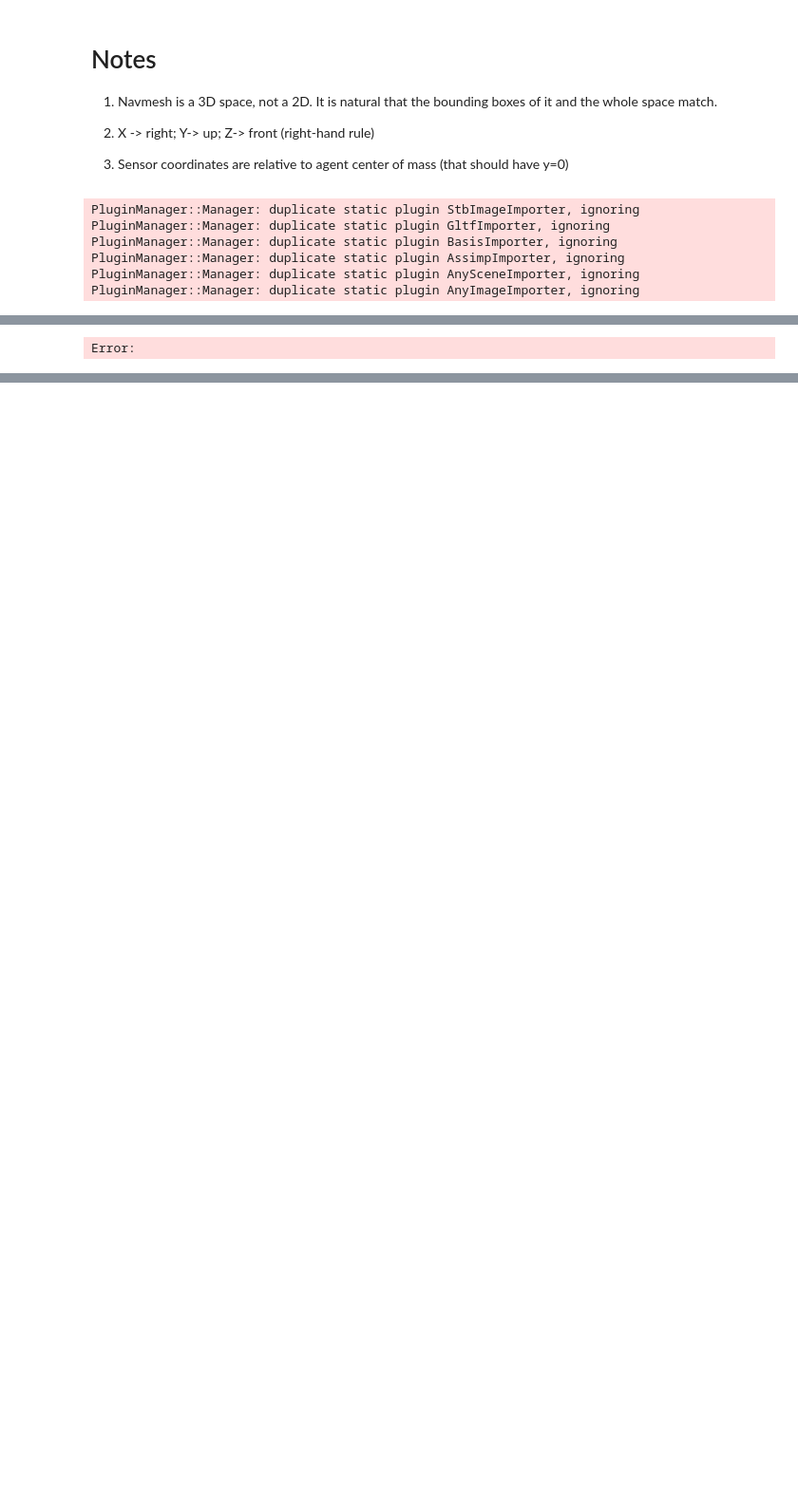
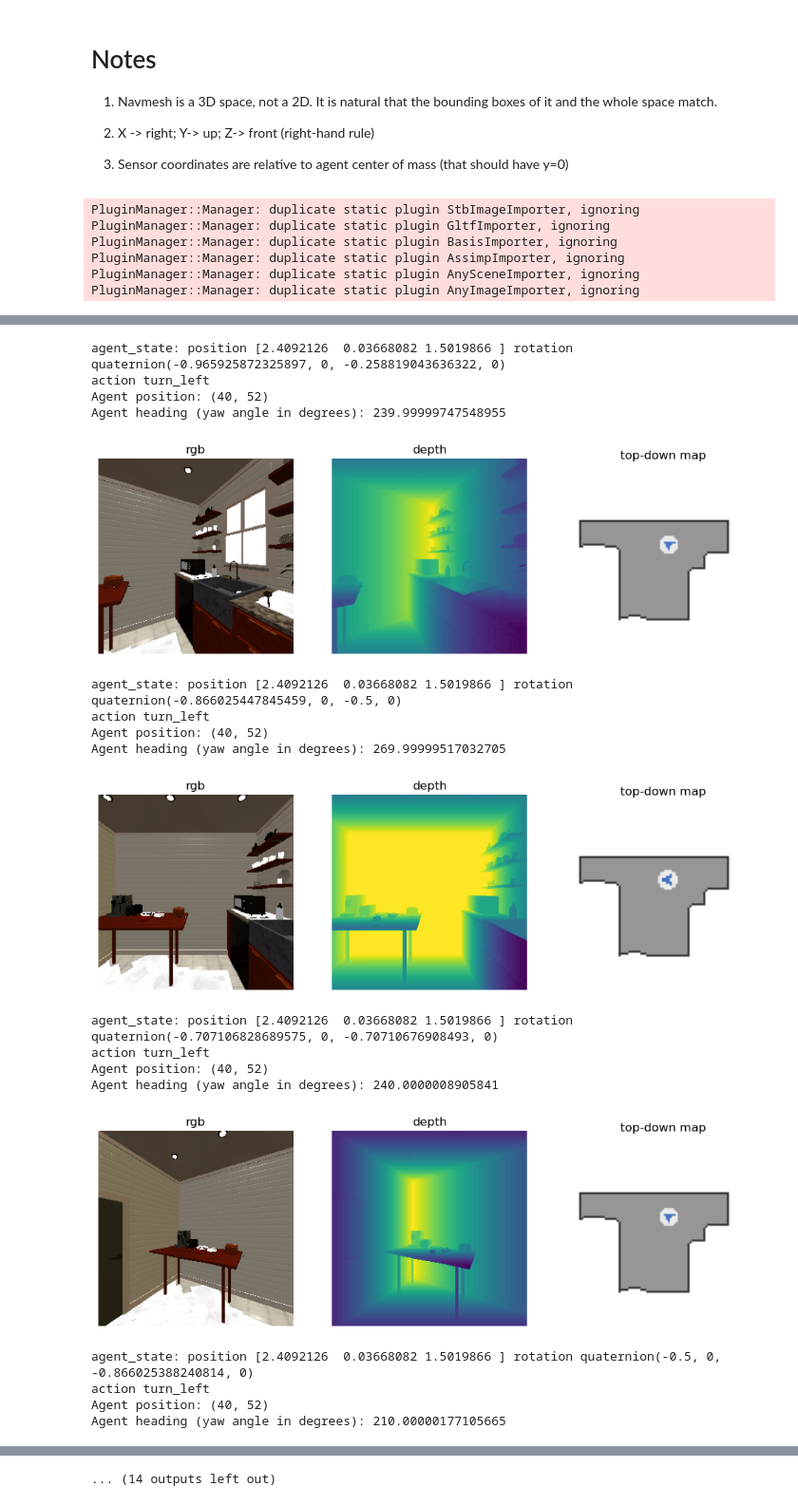
Before and after one commit to joaocb2002/ObjectNav-Msc, a Jupyter notebook: main.ipynb, the cells around one changed output, grey strips where cells are left out. Shown at 95% size. Cells and saved outputs as stored; diff of their text form; code cells hidden in the pictures; blank space fills up the shorter version.

```diff
--- a/main.ipynb
+++ b/main.ipynb
@@ -68,7 +68,7 @@ def display_sample(rgb_obs, depth_obs, top_down_map):
     titles.append("top-down map")
 
     # Display the images
-    plt.figure(figsize=(18, 12))
+    plt.figure(figsize=(12, 8))
     for i, data in enumerate(arr):
         ax = plt.subplot(1, 3, i + 1)
         ax.axis("off")
@@ -322,8 +333,0 @@ def plot_agent_on_map(sim, agent, topdown_map, offset):
-# %%
-plot_agent_on_map(sim, agent, topdown_map, (offset_x, offset_z))
-
-# Check if agente position is navigable
-agent_state = agent.get_state()
-agent_position = agent_state.position
-is_navigable = sim.pathfinder.is_navigable(agent_position)
-print("Agent position is navigable:", is_navigable)
@@ -365,24 +350,45 @@ def agent_on_map_img(sim, agent, topdown_map, offset):
 # %%
 total_frames = 0
 action_names = list(cfg.agents[sim_settings["default_agent"]].action_space.keys())
-max_frames = 10
+max_frames = 13
 
 while total_frames < max_frames:
 
     # Get agent state
     agent_state = agent.get_state()
     print("agent_state: position", agent_state.position, "rotation", agent_state.rotation)
 
+    # Copy of topdown map
+    topdown_map_copy = np.copy(topdown_map)
+
     # Take an action and get the observations
-    action = random.choice(action_names)
+    action = "turn_left"
     print("action", action)
     observations = sim.step(action)
     rgb = observations["color_sensor"]
     depth = observations["depth_sensor"]
-    top_down_map = agent_on_map_img(sim, agent, topdown_map, (offset_x, offset_z))
-    display_sample(rgb, depth, top_down_map)
+    agent_on_map(sim, agent, topdown_map_copy)
+    display_sample(rgb, depth, topdown_map_copy)
 
     # Update frame
     total_frames += 1
 # %% [output]
-Error:
+agent_state: position [2.4092126  0.03668082 1.5019866 ] rotation quaternion(-0.965925872325897, 0, -0.258819043636322, 0)
+action turn_left
+Agent position: (40, 52)
+Agent heading (yaw angle in degrees): 239.99999747548955
+[figure, added]
+agent_state: position [2.4092126  0.03668082 1.5019866 ] rotation quaternion(-0.866025447845459, 0, -0.5, 0)
+action turn_left
+Agent position: (40, 52)
+Agent heading (yaw angle in degrees): 269.99999517032705
+[figure, added]
+agent_state: position [2.4092126  0.03668082 1.5019866 ] rotation quaternion(-0.707106828689575, 0, -0.70710676908493, 0)
+action turn_left
+Agent position: (40, 52)
+Agent heading (yaw angle in degrees): 240.0000008905841
+[figure, added]
+agent_state: position [2.4092126  0.03668082 1.5019866 ] rotation quaternion(-0.5, 0, -0.866025388240814, 0)
+action turn_left
+Agent position: (40, 52)
+Agent heading (yaw angle in degrees): 210.00000177105665
@@ -388,0 +406 @@ Error:
+... (14 outputs left out)
```
Also changed, not shown: parts of 13 cells of this notebook, 1 other file.
